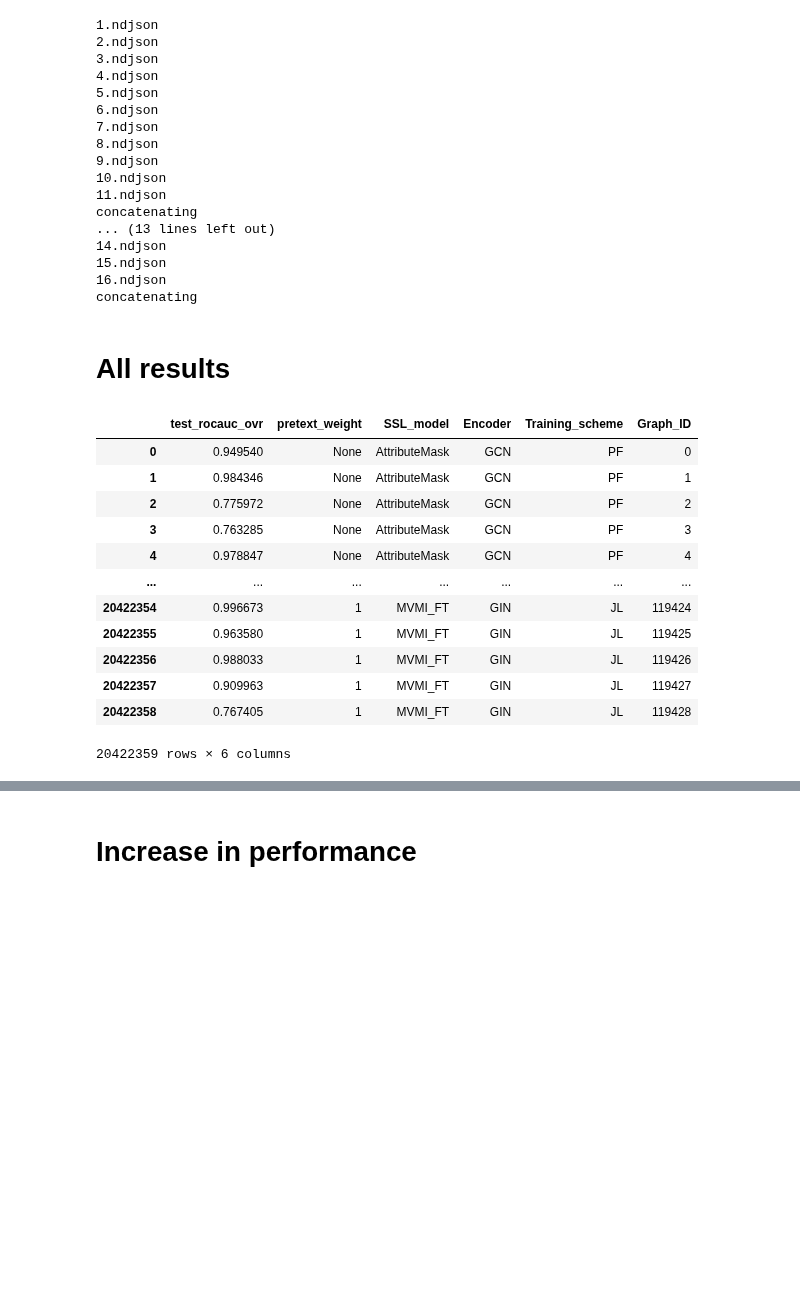
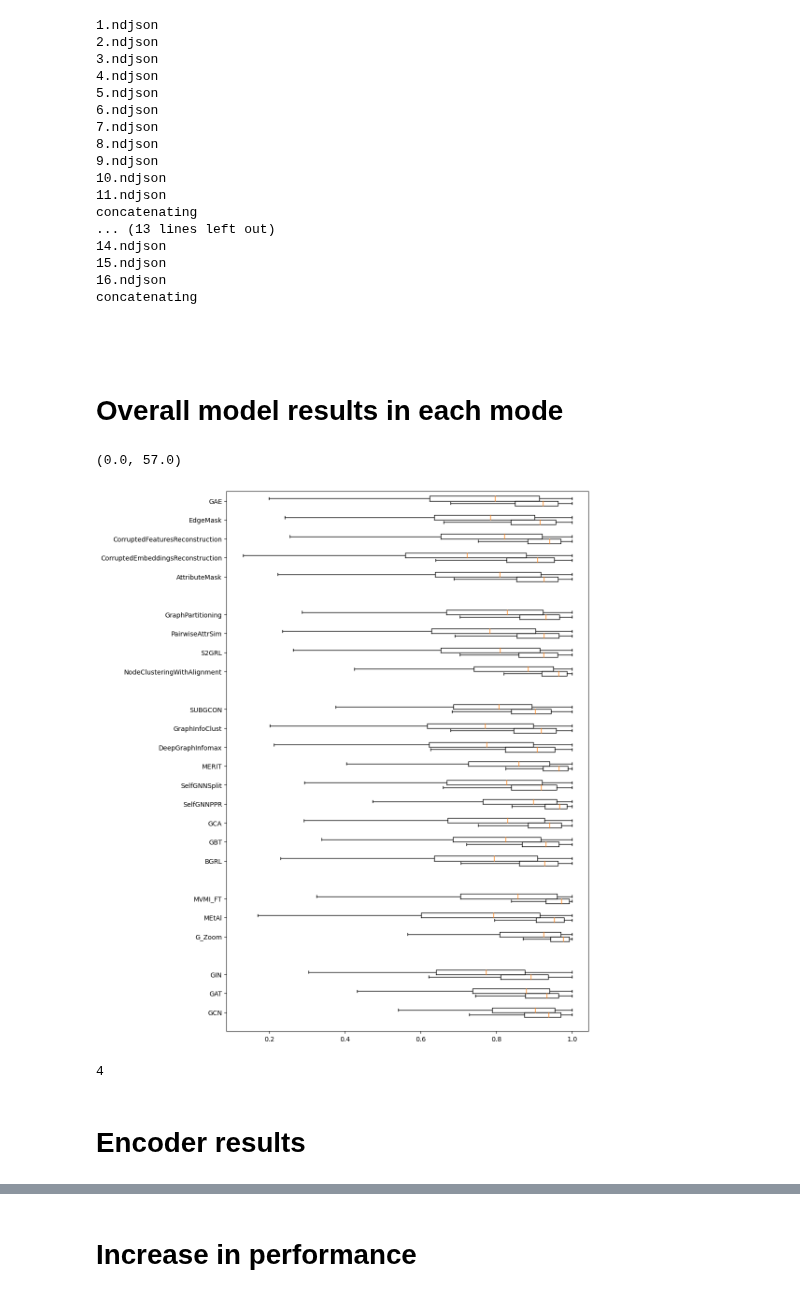
Before and after one commit to ITU-Thesis/graphworld, a Jupyter notebook: evaluation/global_analysis.ipynb, the cells around one changed output, grey strips where cells are left out. Cells and saved outputs as stored; diff of their text form; code cells hidden in the pictures; blank space fills up the shorter version.

Commit message:
Added global plots

```diff
--- a/evaluation/global_analysis.ipynb
+++ b/evaluation/global_analysis.ipynb
@@ -74,3 +35,19 @@ concatenating
 15.ndjson
 16.ndjson
 concatenating
+# %% [markdown]
+#
+# %% [markdown]
+# Overall model results in each mode
+# %%
+
+grps_ssl = df_ssl.groupby(['SSL_model', 'Experiment'])
+grps_baseline = df_baseline.groupby(['Baseline_model', 'Experiment'])
+data_points = []
+for (model, experiment), v in pd.concat([df_ssl.groupby(['SSL_model', 'Experiment']), df_baseline.groupby(['Baseline_model', 'Experiment'])]):
+    data = v[TEST_METRIC]
+    data_points += [data.values]
+
+# for (model, experiment), v in grps_baseline:
+#     data = v[TEST_METRIC]
+#     data_points += [data.values]
@@ -77,18 +56,46 @@ concatenating
+# %%
+_, axs = plt.subplots(nrows=1, ncols=1, figsize=(10, 15))
+
+model_offset = 2
+category_offset = 4
+
+
+
+# Build axis positions
+model_positions = [GENERATION_ALL, AUXILIARY_ALL, CONTRAST_ALL, HYBRID_ALL]; model_positions.reverse()
+a = [(model, (idx * model_offset)) for (idx, model) in enumerate(BASELINES, start=1)]
+b = [(model, (idx * model_offset) + a[-1][1] + category_offset) for (idx, model) in enumerate(model_positions[0])]
+c = [(model, (idx * model_offset) + b[-1][1] + category_offset) for (idx, model) in enumerate(model_positions[1])]
+d = [(model, (idx * model_offset) + c[-1][1] + category_offset) for (idx, model) in enumerate(model_positions[2])]
+e = [(model, (idx * model_offset) + d[-1][1] + category_offset) for (idx, model) in enumerate(model_positions[3])]
+y_axis_dict = dict(a + b + c + d + e) # Map model -> y axis position
+y_axis_experiment_dict = { 'Mode 1': 0.25, 'Mode 2/3': -0.25 }
+
+# data_points = []
+positions = []
+for (model, experiment), v in df_ssl.groupby(['SSL_model', 'Experiment']):
+    data = v[TEST_METRIC]
+    data_points += [data.values]
+    positions += [y_axis_dict[model] + y_axis_experiment_dict[experiment]]
+
+for (model, experiment), v in df_baseline.groupby(['Baseline_model', 'Experiment']):
+    positions += [y_axis_dict[model] + y_axis_experiment_dict[experiment]]
+
+axs.boxplot(data_points, notch=False, vert=False, showfliers=False,  positions=positions)
+
+
+# Build dotted line to separate baselines
+baseline_dotted_separator_y = (max([y for (_, y) in b]) - max([y for (_, y) in a])) // 2
+
+axs.set_yticks([*y_axis_dict.values()])
+axs.set_yticklabels([*y_axis_dict.keys()])
+axs.set_ylim(0, max(y_axis_dict.values()) + 1)
+# %% [output]
+(0.0, 57.0)
+[figure, added]
+# %%
+baseline_dotted_separator_y = (max([y for (_, y) in b]) - max([y for (_, y) in a])) // 2
+# %% [output]
+4
 # %% [markdown]
-# All results
+# Encoder results
-# %%
-df_ssl
-# %% [output]
-|  | test_rocauc_ovr | pretext_weight | SSL_model | Encoder | Training_scheme | Graph_ID |
-| 0 | 0.949540 | None | AttributeMask | GCN | PF | 0 |
-| 1 | 0.984346 | None | AttributeMask | GCN | PF | 1 |
-| 2 | 0.775972 | None | AttributeMask | GCN | PF | 2 |
-| 3 | 0.763285 | None | AttributeMask | GCN | PF | 3 |
-| 4 | 0.978847 | None | AttributeMask | GCN | PF | 4 |
-| ... | ... | ... | ... | ... | ... | ... |
-| 20422354 | 0.996673 | 1 | MVMI_FT | GIN | JL | 119424 |
-| 20422355 | 0.963580 | 1 | MVMI_FT | GIN | JL | 119425 |
-| 20422356 | 0.988033 | 1 | MVMI_FT | GIN | JL | 119426 |
-| 20422357 | 0.909963 | 1 | MVMI_FT | GIN | JL | 119427 |
-| 20422358 | 0.767405 | 1 | MVMI_FT | GIN | JL | 119428 |
-20422359 rows × 6 columns
```
Also changed, not shown: parts of 16 cells of this notebook, 3 other files.
